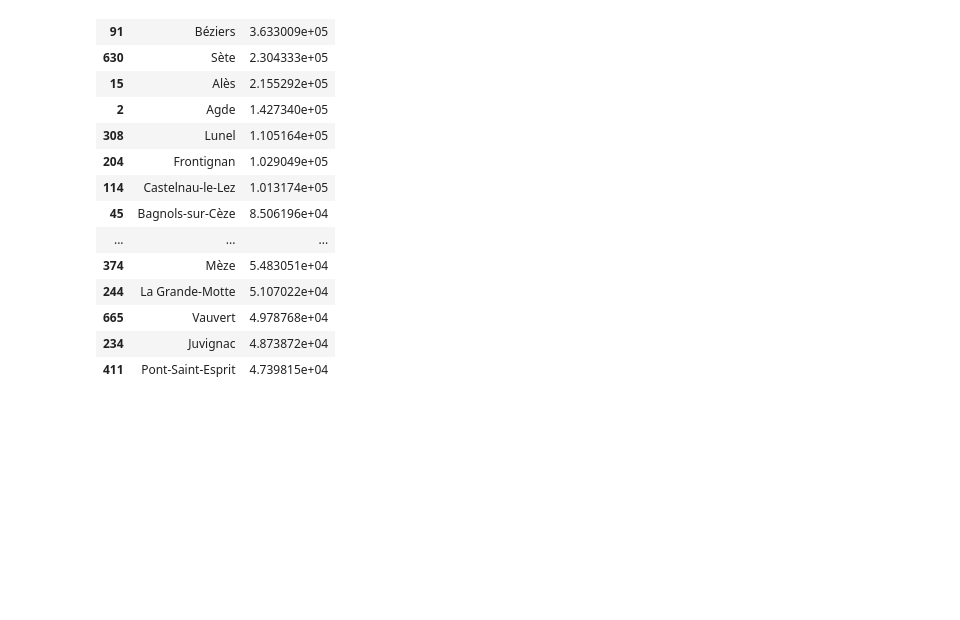
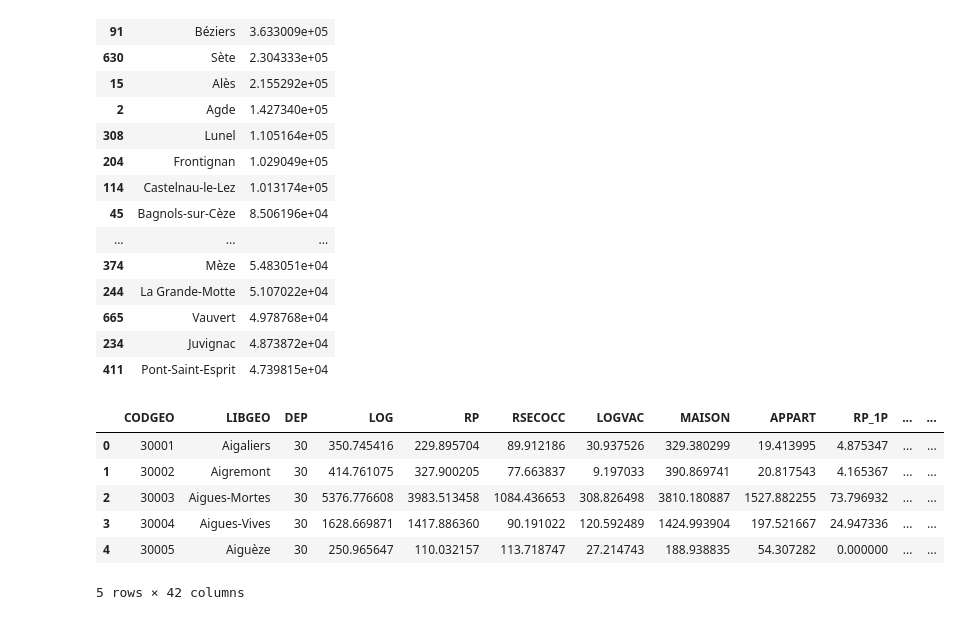
Before and after one commit to Bouba056/OpenData, a Jupyter notebook: notebooks/1_compilation.ipynb, the cells around one changed output. Drawn from its saved outputs; the diff is of its cells as text; code cells hidden in the pictures; blank space fills up the shorter version.

```diff
--- a/notebooks/1_compilation.ipynb
+++ b/notebooks/1_compilation.ipynb
@@ -160,0 +165,10 @@ histo_log_filtre.to_csv("../SORTIE/Compil_clean.csv", index=False)
+# %%
+df.head()
+# %% [output]
+|  | CODGEO | LIBGEO | DEP | LOG | RP | RSECOCC | LOGVAC | MAISON | APPART | RP_1P | ... | ... |
+| 0 | 30001 | Aigaliers | 30 | 350.745416 | 229.895704 | 89.912186 | 30.937526 | 329.380299 | 19.413995 | 4.875347 | ... | ... |
+| 1 | 30002 | Aigremont | 30 | 414.761075 | 327.900205 | 77.663837 | 9.197033 | 390.869741 | 20.817543 | 4.165367 | ... | ... |
+| 2 | 30003 | Aigues-Mortes | 30 | 5376.776608 | 3983.513458 | 1084.436653 | 308.826498 | 3810.180887 | 1527.882255 | 73.796932 | ... | ... |
+| 3 | 30004 | Aigues-Vives | 30 | 1628.669871 | 1417.886360 | 90.191022 | 120.592489 | 1424.993904 | 197.521667 | 24.947336 | ... | ... |
+| 4 | 30005 | Aiguèze | 30 | 250.965647 | 110.032157 | 113.718747 | 27.214743 | 188.938835 | 54.307282 | 0.000000 | ... | ... |
+5 rows × 42 columns
```
Also changed, not shown: parts of 6 cells of this notebook, 3 other files.
